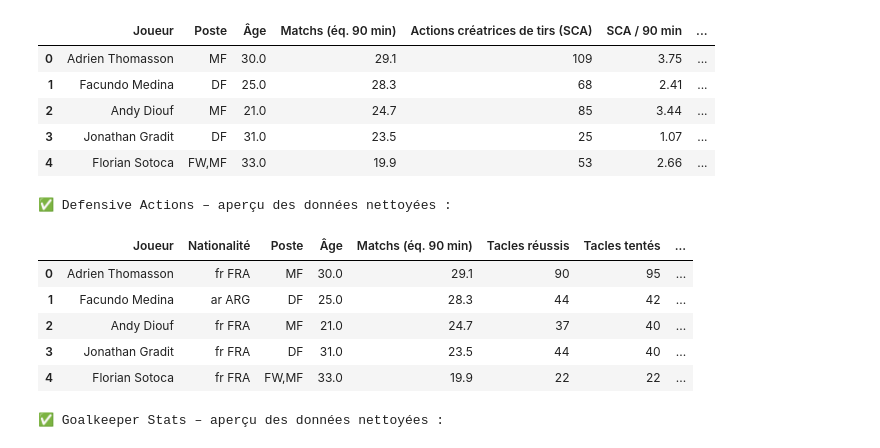
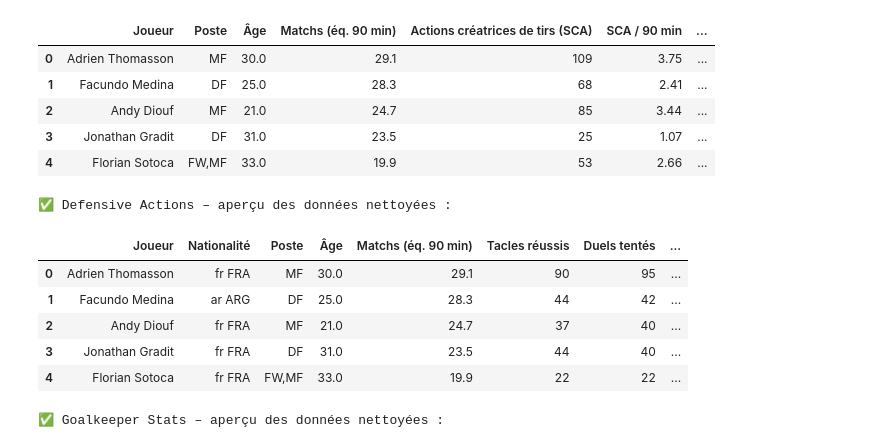
Before and after one commit to Nadroj30/wild-foot-hub, a Jupyter notebook: notebooks/scrapping_fbref.ipynb, the cells around one changed output. Saved outputs shown, nothing was run; the diff lists cells and outputs as text; code cells hidden in the pictures.

```diff
--- a/notebooks/scrapping_fbref.ipynb
+++ b/notebooks/scrapping_fbref.ipynb
@@ -278,37 +259,37 @@ cols = {
     'Unnamed: 3_level_0_Age':      'Âge',
     'Unnamed: 4_level_0_90s':      'Matchs (éq. 90 min)',
 
     'Tackles_Tkl':       'Tacles réussis',
-    'Challenges_Att':    'Tacles tentés',
-    'Challenges_Tkl%':   '% tacles réussis',
+    'Challenges_Att':    'Duels tentés',
+    'Challenges_Tkl%':   '% Duels gagnés',
     'Challenges_Lost':   'Duels perdus',
     'Tackles_Def 3rd':   'Tacles (tiers déf.)',
     'Tackles_Mid 3rd':   'Tacles (tiers méd.)',
     'Tackles_Att 3rd':   'Tacles (tiers off.)',
 
     'Blocks_Blocks':     'Contres',
     'Blocks_Sh':         'Tirs bloqués',
     'Blocks_Pass':       'Passes bloquées',
 
     'Unnamed: 17_level_0_Int':     'Interceptions',
     'Unnamed: 18_level_0_Tkl+Int':  'Tacles + interceptions',
     'Unnamed: 19_level_0_Clr':      'Dégagements',
     'Unnamed: 20_level_0_Err':      'Erreurs défensives',
 
     'Unnamed: 21_level_0_Matches':  'Matchs joués'
 }
 
 df_def_clean = df_def[list(cols.keys())].rename(columns=cols)
 
 # 4) Aperçu & export
 from IPython.display import display
 print("✅ Defensive Actions – aperçu des données nettoyées :")
 display(df_def_clean.head())
 
-df_def_clean.to_csv("defensive_actions.csv", index=False)
+df_def_clean.to_csv("../data/defensive_actions.csv", index=False)
 # %% [output]
 ✅ Defensive Actions – aperçu des données nettoyées :
-|  | Joueur | Nationalité | Poste | Âge | Matchs (éq. 90 min) | Tacles réussis | Tacles tentés | ... |
+|  | Joueur | Nationalité | Poste | Âge | Matchs (éq. 90 min) | Tacles réussis | Duels tentés | ... |
 | 0 | Adrien Thomasson | fr FRA | MF | 30.0 | 29.1 | 90 | 95 | ... |
 | 1 | Facundo Medina | ar ARG | DF | 25.0 | 28.3 | 44 | 42 | ... |
 | 2 | Andy Diouf | fr FRA | MF | 21.0 | 24.7 | 37 | 40 | ... |
```
Also changed, not shown: parts of 14 cells of this notebook, 10 other files.
